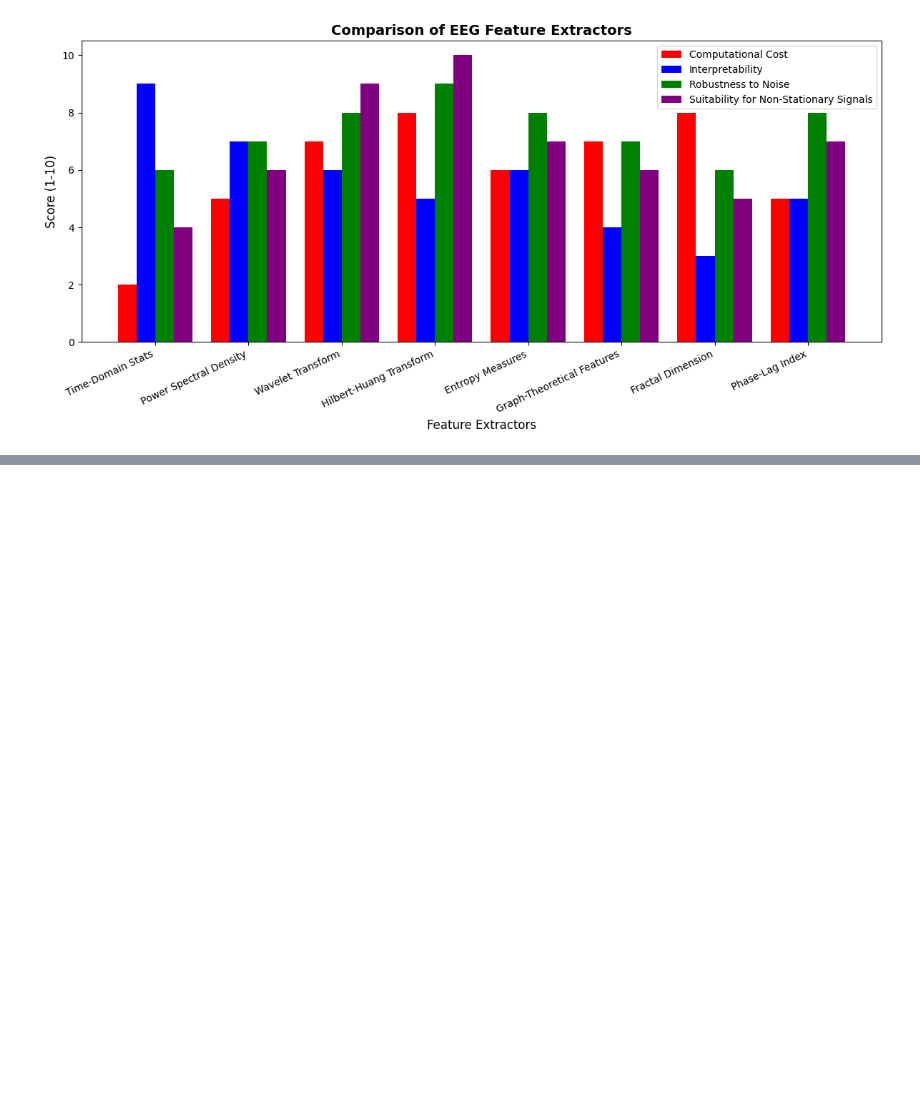
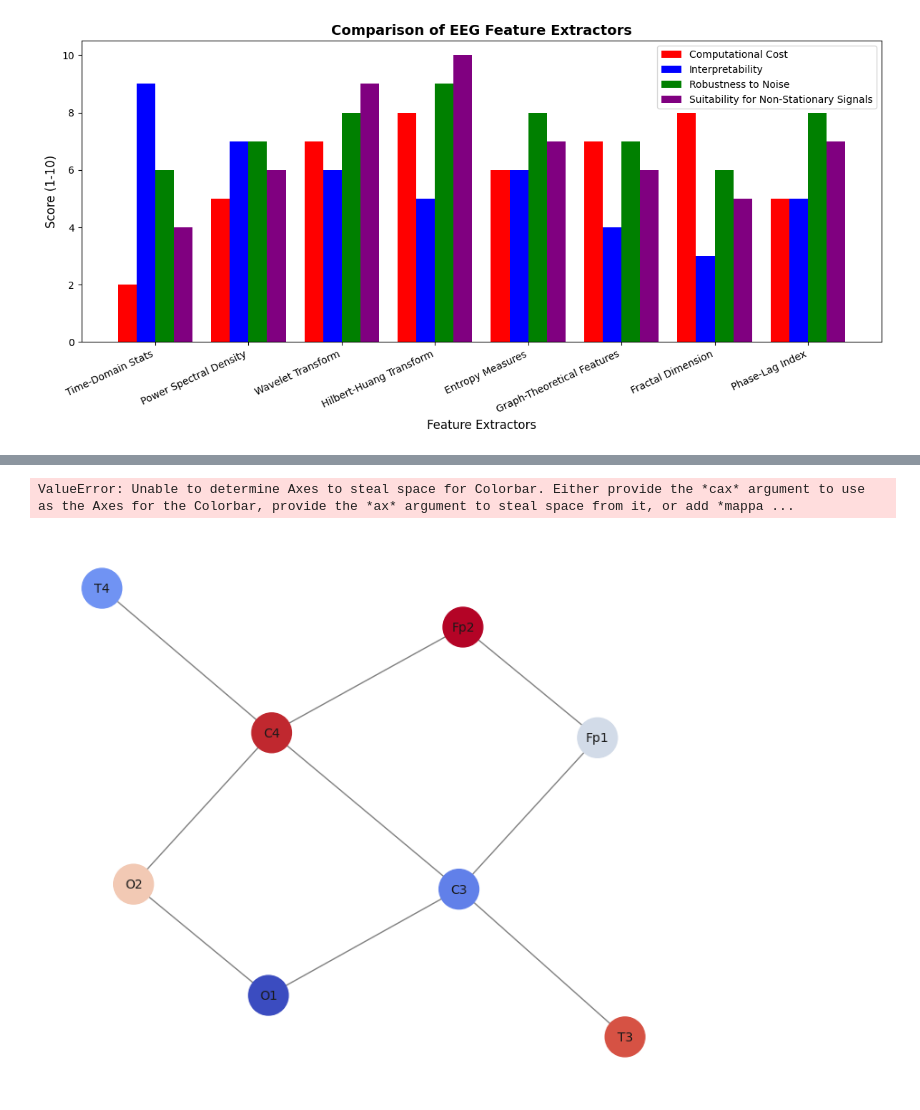
Before and after one commit to devdaveddev/Epilepsy-Recognition, a Jupyter notebook: Epileptic_Seizure_Analysis.ipynb, the cells around one changed output, grey strips where cells are left out. Saved outputs shown, nothing was run; the diff lists cells and outputs as text; code cells hidden in the pictures; blank space fills up the shorter version.

```diff
--- a/Epileptic_Seizure_Analysis.ipynb
+++ b/Epileptic_Seizure_Analysis.ipynb
@@ -1179,0 +1344,26 @@ plt.show()
+# %%
+
+
+
+def plot_node_activations():
+    x = np.random.randn(8, 4)
+    plt.figure(figsize=(8, 5))
+
+    for i in range(x.shape[1]):
+        sns.lineplot(x=np.arange(x.shape[0]), y=x[:, i], label=f'Feature {i}')
+
+    plt.title("Node Activations After GCN Layer")
+    plt.xlabel("Node Index (EEG Channel)")
+    plt.ylabel("Activation Value")
+    plt.legend()
+    plt.tight_layout()
+    plt.show()
+
+
+eeg_graph = generate_eeg_graph()
+plot_eeg_graph(eeg_graph, "Simulated EEG Graph (Channels as Nodes)")
+plot_gnn_architecture()
+plot_node_activations()
+# %% [output]
+ValueError: Unable to determine Axes to steal space for Colorbar. Either provide the *cax* argument to use as the Axes for the Colorbar, provide the *ax* argument to steal space from it, or add *mappa ...
+[figure, added]
```
Also changed, not shown: parts of 12 cells of this notebook.
